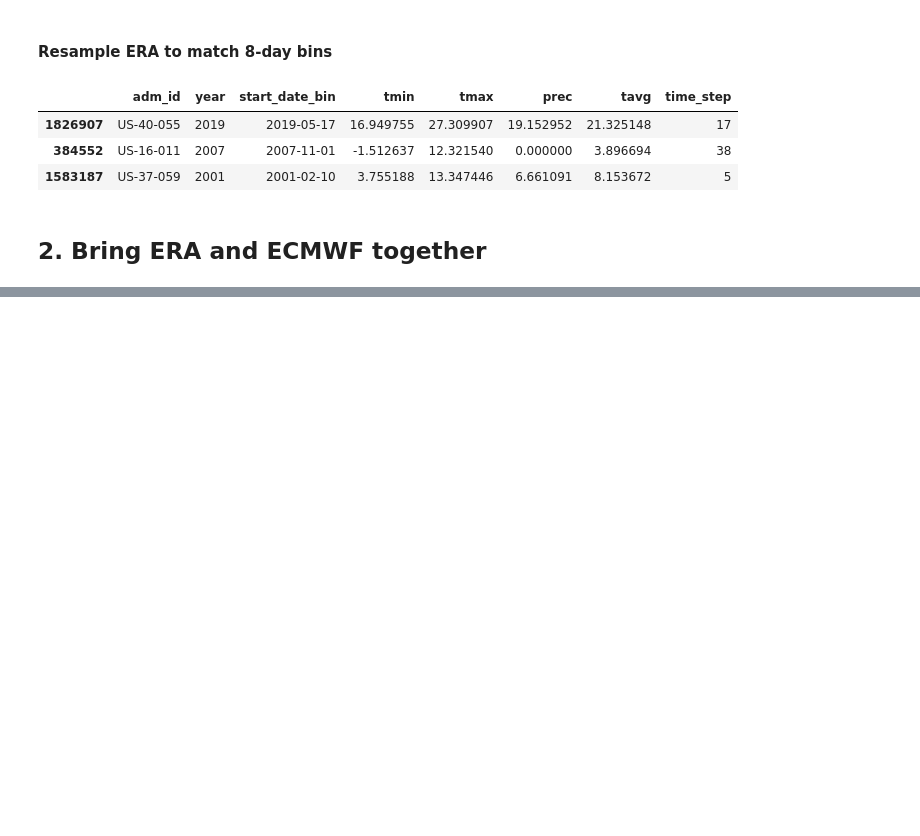
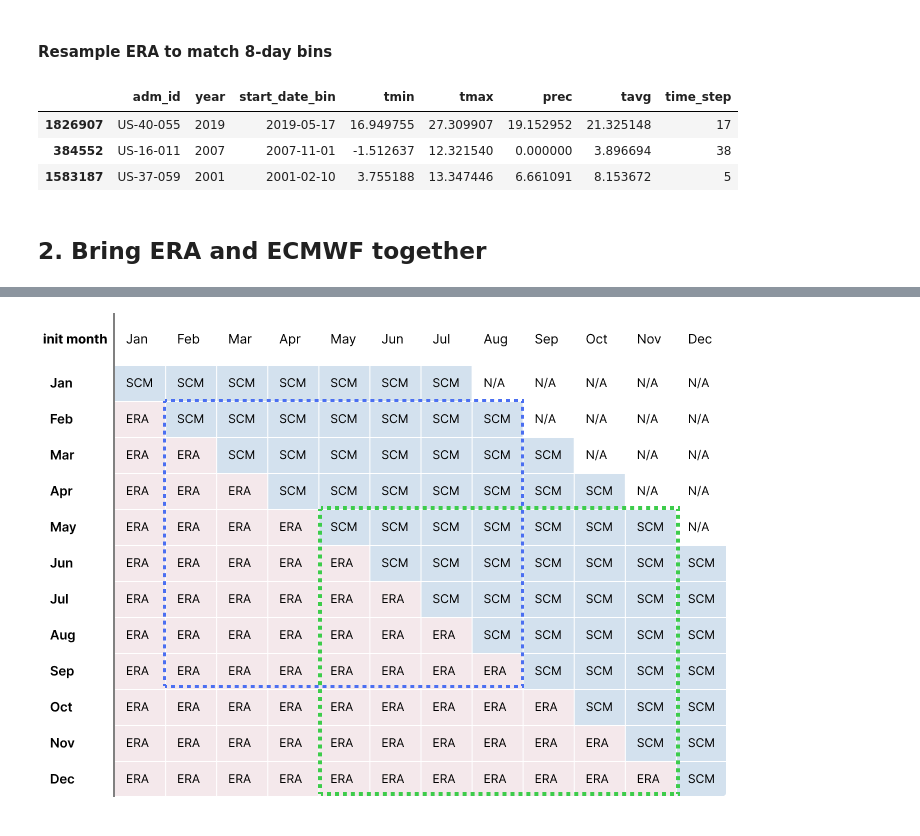
Before and after one commit to ellaampy/seasonal-yield-forecast, a Jupyter notebook: data_preparation/3_ecmwf_preprocessing.ipynb, the cells around one changed output, grey strips where cells are left out. Saved outputs shown, nothing was run; the diff lists cells and outputs as text; code cells hidden in the pictures; blank space fills up the shorter version.

Commit message:
display image

```diff
--- a/data_preparation/3_ecmwf_preprocessing.ipynb
+++ b/data_preparation/3_ecmwf_preprocessing.ipynb
@@ -81,3 +79,8 @@ Seasonal climate models (SCM) from ECMWF are initialized at the first of each mo
+# %%
+from IPython.display import Image
+Image(filename="era_scm_us_br_overview.png")
+# %% [output]
+[figure, added]
 # %%
 li = []
 for ecmwf_init_month in ["jan", "feb", "mar", "apr", "may", "june", "july", "aug", "sep", "oct", "nov", "dec"]:
```
Also changed, not shown: parts of 1 cell of this notebook.
